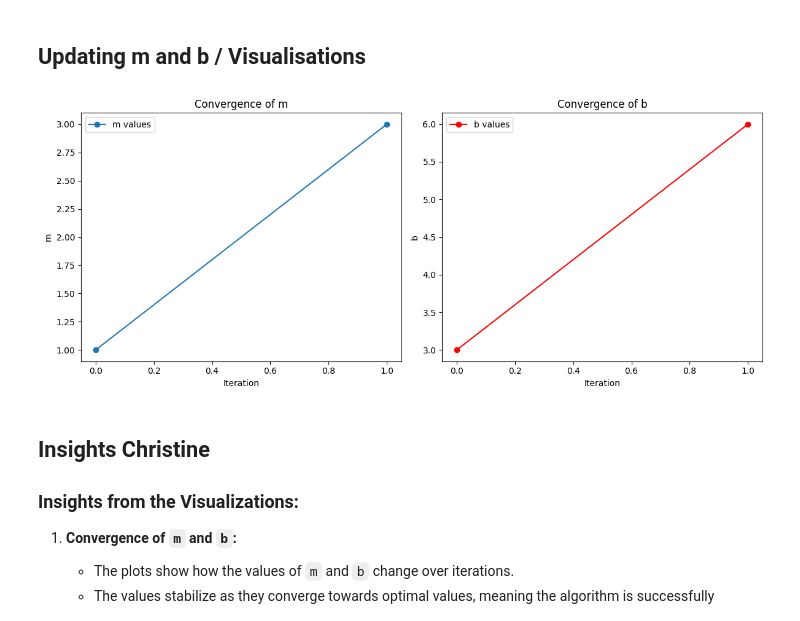
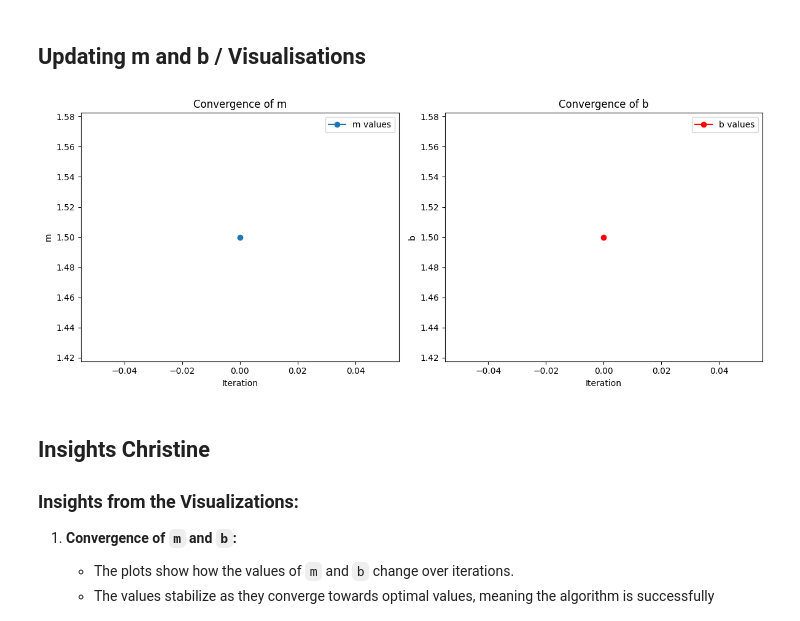
Before and after one commit to aimee-annabelle/Probability_distribution_ML_assignment, a Jupyter notebook: Probability_distribution_ML_assignment.ipynb, the cells around one changed output. Saved outputs shown, nothing was run; the diff lists cells and outputs as text; code cells hidden in the pictures.

Commit message:
Visuals

```diff
--- a/Probability_distribution_ML_assignment.ipynb
+++ b/Probability_distribution_ML_assignment.ipynb
@@ -277,29 +277,29 @@ Final cost (MSE): 0.0000
 # %%
 
 
 # Visualization of how m and b change over iterations
 plt.figure(figsize=(12, 5))
 
 # Plot m values over iterations
 plt.subplot(1, 2, 1)
-plt.plot(x_values, label='m values', marker='o')
+plt.plot(m_values, label='m values', marker='o')
 plt.xlabel('Iteration')
 plt.ylabel('m')
 plt.title('Convergence of m')
 plt.legend()
 
 # Plot b values over iterations
 plt.subplot(1, 2, 2)
-plt.plot(y_values, label='b values', marker='o', color='r')
+plt.plot(b_values, label='b values', marker='o', color='r')
 plt.xlabel('Iteration')
 plt.ylabel('b')
 plt.title('Convergence of b')
 plt.legend()
 
 plt.tight_layout()
 plt.show()
 # %% [output]
-[figure, old version]
+[figure, new version]
 # %% [markdown]
 ## Insights Christine
 
```
